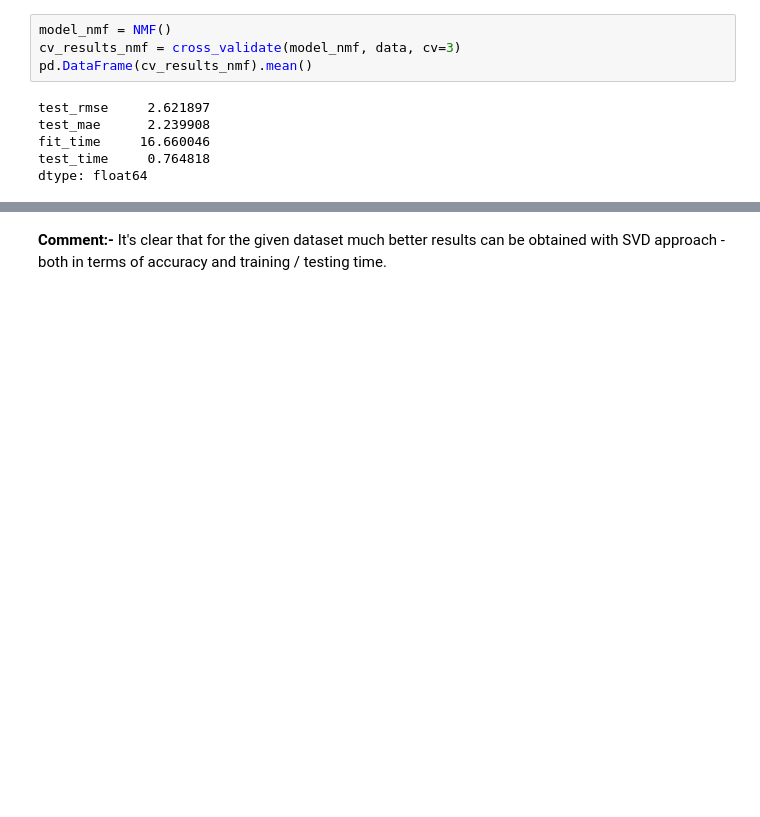
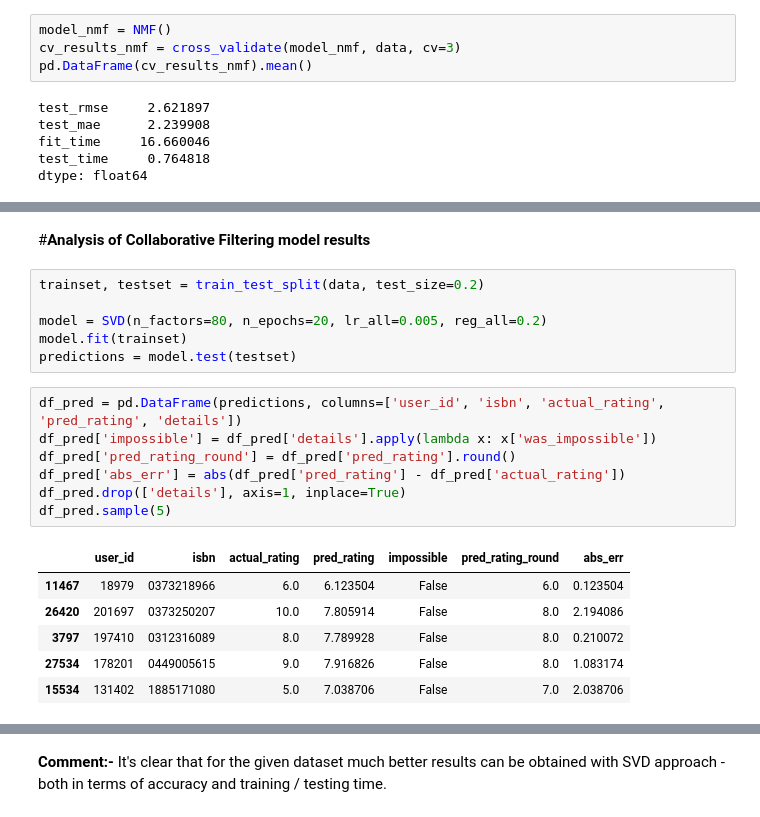
Before and after one commit to KaiwalyaZ/Book-Recommendation-System, a Jupyter notebook: Book_Recommendation_System_Kaiwalya.ipynb, the cells around one changed output, grey strips where cells are left out. Cells and saved outputs as stored; diff of their text form; blank space fills up the shorter version.

```diff
--- a/Book_Recommendation_System_Kaiwalya.ipynb
+++ b/Book_Recommendation_System_Kaiwalya.ipynb
@@ -704,0 +730,22 @@ dtype: float64
+# %% [markdown]
+#**Analysis of Collaborative Filtering model results**
+# %%
+trainset, testset = train_test_split(data, test_size=0.2)
+
+model = SVD(n_factors=80, n_epochs=20, lr_all=0.005, reg_all=0.2)
+model.fit(trainset)
+predictions = model.test(testset)
+# %%
+df_pred = pd.DataFrame(predictions, columns=['user_id', 'isbn', 'actual_rating', 'pred_rating', 'details'])
+df_pred['impossible'] = df_pred['details'].apply(lambda x: x['was_impossible'])
+df_pred['pred_rating_round'] = df_pred['pred_rating'].round()
+df_pred['abs_err'] = abs(df_pred['pred_rating'] - df_pred['actual_rating'])
+df_pred.drop(['details'], axis=1, inplace=True)
+df_pred.sample(5)
+# %% [output]
+|  | user_id | isbn | actual_rating | pred_rating | impossible | pred_rating_round | abs_err |
+| 11467 | 18979 | 0373218966 | 6.0 | 6.123504 | False | 6.0 | 0.123504 |
+| 26420 | 201697 | 0373250207 | 10.0 | 7.805914 | False | 8.0 | 2.194086 |
+| 3797 | 197410 | 0312316089 | 8.0 | 7.789928 | False | 8.0 | 0.210072 |
+| 27534 | 178201 | 0449005615 | 9.0 | 7.916826 | False | 8.0 | 1.083174 |
+| 15534 | 131402 | 1885171080 | 5.0 | 7.038706 | False | 7.0 | 2.038706 |
```
Also changed, not shown: parts of 7 cells of this notebook.
